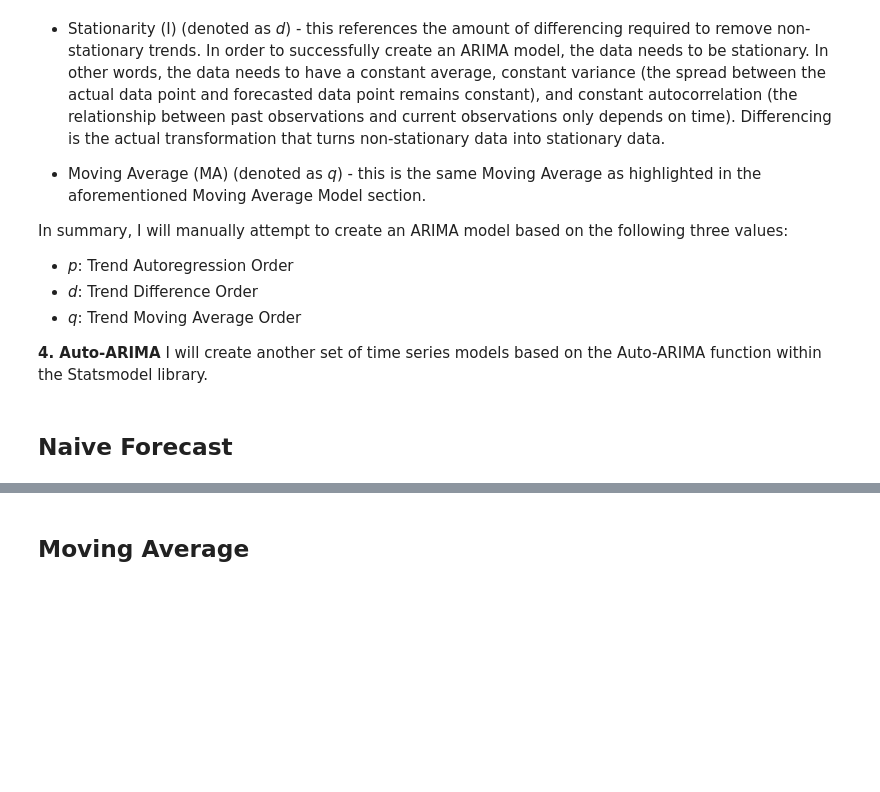
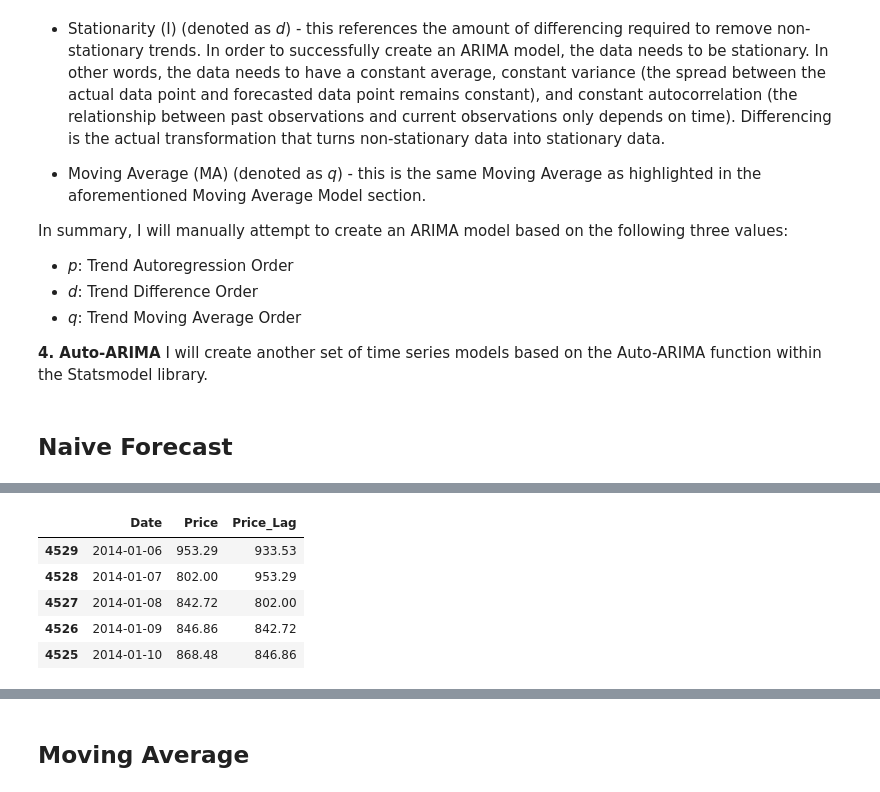
Before and after one commit to keithotuomagie/bitcoin_ts, a Jupyter notebook: notebook.ipynb, the cells around one changed output, grey strips where cells are left out. Drawn from its saved outputs; the diff is of its cells as text; code cells hidden in the pictures; blank space fills up the shorter version.

```diff
--- a/notebook.ipynb
+++ b/notebook.ipynb
@@ -282,0 +315,17 @@ In summary, I will manually attempt to create an ARIMA model based on the follow
+# %%
+# Creating the train and test set from the 'bitcoin_df_naive' dataframe
+
+# The last 360 data points are going to be the test set
+
+new_train_naive, new_test_naive = bitcoin_df_naive[1:bitcoin_df_naive.shape[0]-360], bitcoin_df_naive[bitcoin_df_naive.shape[0]-360:]
+# %%
+# Examining the train set
+
+new_train_naive.head()
+# %% [output]
+|  | Date | Price | Price_Lag |
+| 4529 | 2014-01-06 | 953.29 | 933.53 |
+| 4528 | 2014-01-07 | 802.00 | 953.29 |
+| 4527 | 2014-01-08 | 842.72 | 802.00 |
+| 4526 | 2014-01-09 | 846.86 | 842.72 |
+| 4525 | 2014-01-10 | 868.48 | 846.86 |
```
Also changed, not shown: parts of 11 cells of this notebook.
